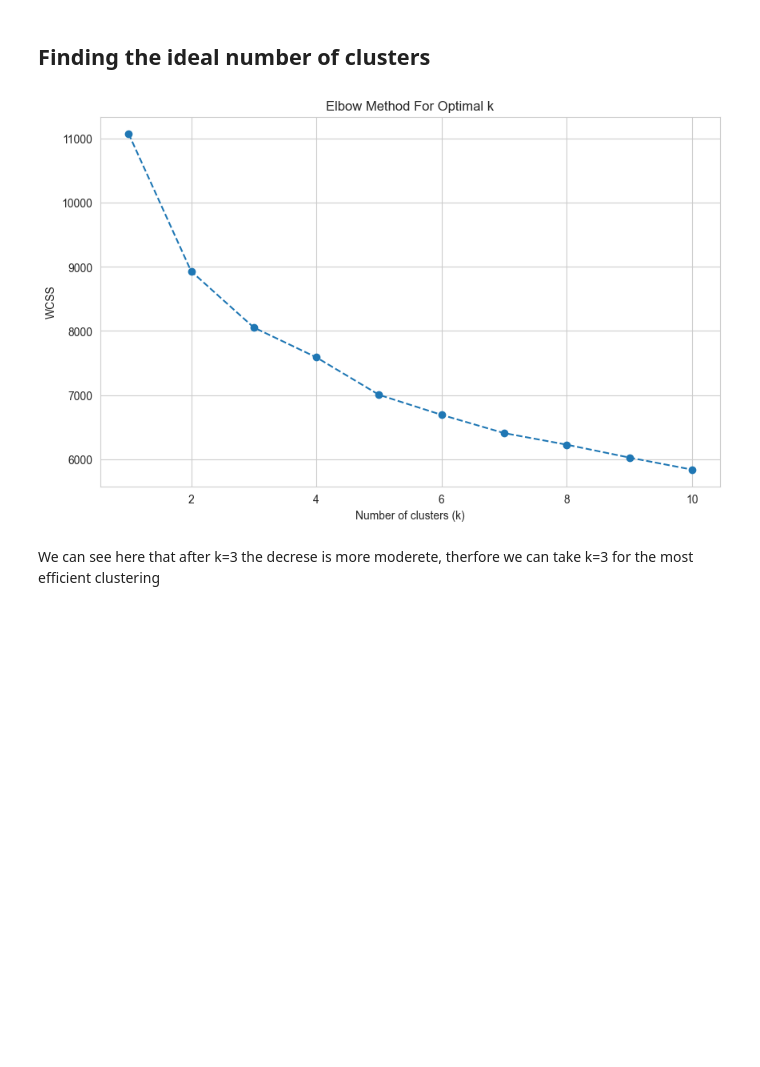
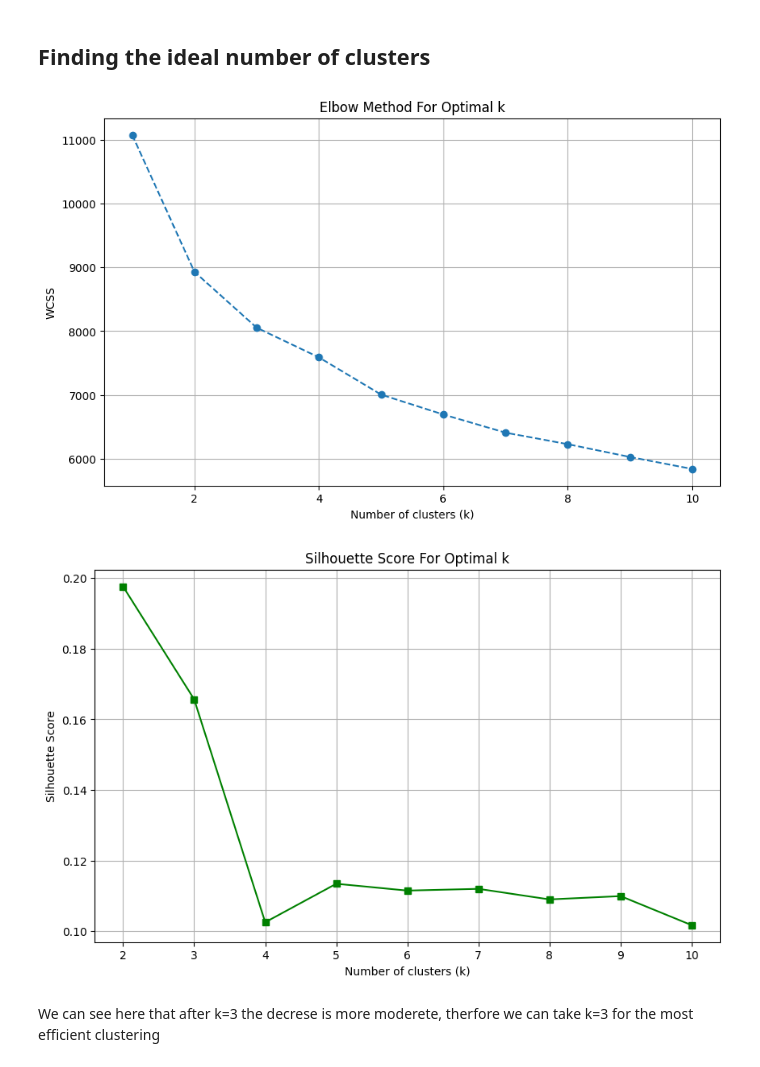
Before and after one commit to idobrenerm-gif/F1-Clustering-Project, a Jupyter notebook: roee_notebook/No PCA.ipynb, the cells around one changed output. Drawn from its saved outputs; the diff is of its cells as text; code cells hidden in the pictures; blank space fills up the shorter version.

```diff
--- a/roee_notebook/No PCA.ipynb
+++ b/roee_notebook/No PCA.ipynb
@@ -18,22 +19,40 @@ features = df.drop(columns=identifiers)
 ## Finding the ideal number of clusters
 # %%
 wcss = []
+silhouette_scores = []
 k_values = range(1, 11)
 
 for k in k_values:
     kmeans = KMeans(n_clusters=k, random_state=42)
-    kmeans.fit(features)
+    cluster_labels = kmeans.fit_predict(features)
     wcss.append(kmeans.inertia_)
 
+    # Silhouette score is only defined for 2 <= k <= n_samples - 1
+    if k > 1:
+        score = silhouette_score(features, cluster_labels)
+        silhouette_scores.append(score)
+
+# Plot WCSS (Elbow Method)
 plt.figure(figsize=(10, 6))
 plt.plot(k_values, wcss, marker='o', linestyle='--')
 plt.title('Elbow Method For Optimal k')
 plt.xlabel('Number of clusters (k)')
 plt.ylabel('WCSS')
 plt.grid(True)
 plt.show()
+
+# Plot Silhouette Scores
+plt.figure(figsize=(10, 6))
+k_values_sil = range(2, 11)
+plt.plot(k_values_sil, silhouette_scores, marker='s', linestyle='-', color='green')
+plt.title('Silhouette Score For Optimal k')
+plt.xlabel('Number of clusters (k)')
+plt.ylabel('Silhouette Score')
+plt.grid(True)
+plt.show()
 # %% [output]
-[figure, old version]
+[figure, new version]
+[figure, added]
 # %% [markdown]
 We can see here that after k=3 the decrese is more moderete, therfore we can take k=3 for the most efficient clustering
 # %% [markdown]
```
Also changed, not shown: parts of 6 cells of this notebook, 4 other files.
